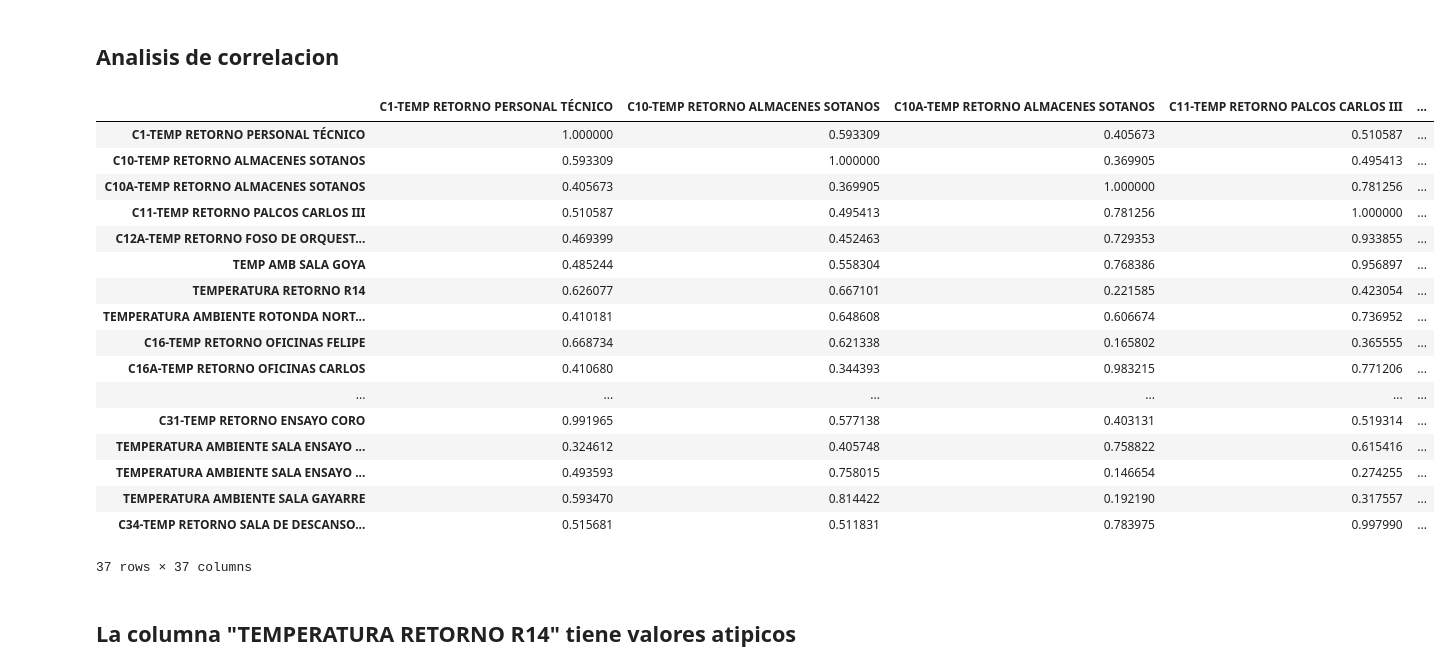
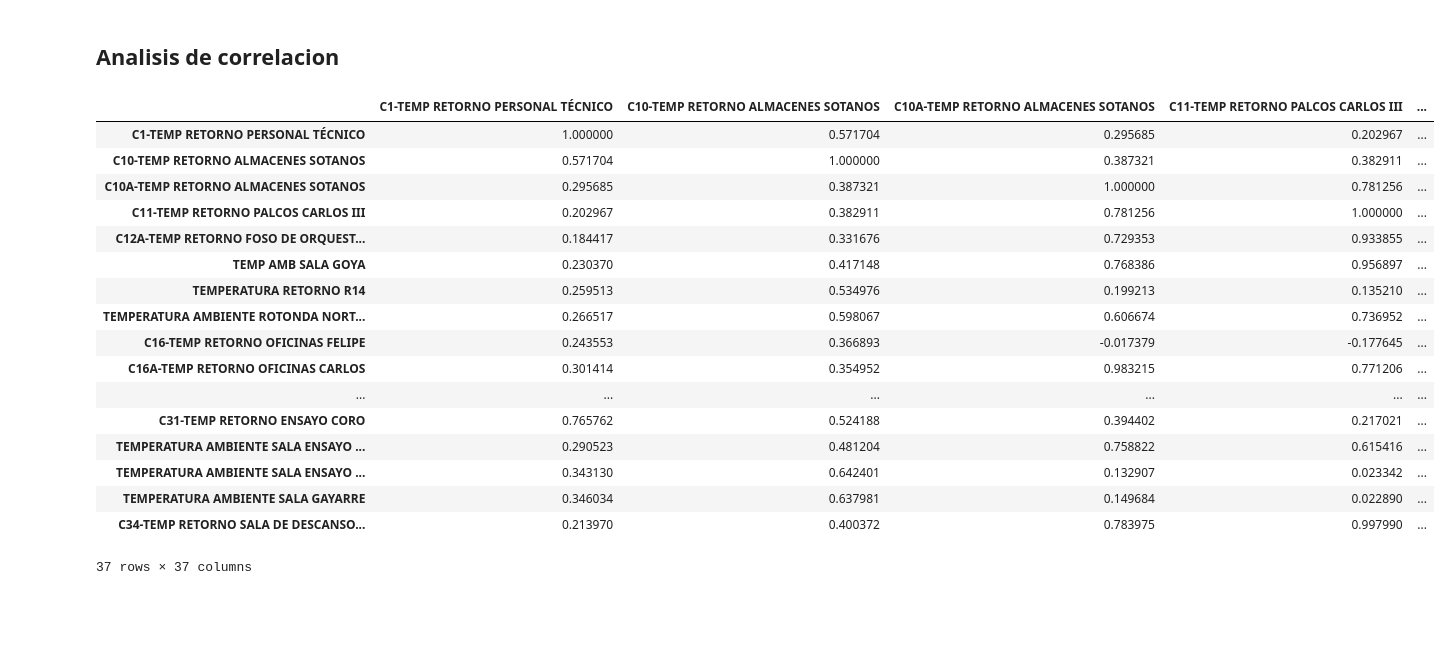
Before and after one commit to douglasag17/ML-SmartBuildings, a Jupyter notebook: PreparacionDeLosDatos/tem.ipynb, the cells around one changed output. Saved outputs shown, nothing was run; the diff lists cells and outputs as text; code cells hidden in the pictures; blank space fills up the shorter version.

```diff
--- a/PreparacionDeLosDatos/tem.ipynb
+++ b/PreparacionDeLosDatos/tem.ipynb
@@ -166,10 +179,7 @@ for i in range(37):
         if (dataLimpioArr[j][i+1] > extremoDer):
             dataLimpioArr[j][i+1] = cuartilesArr[1][i]
 
-dataSinAtipicos = pd.DataFrame(dataLimpioArr)
-data2 = dataLimpio
-data2 = dataSinAtipicos.values
-data2
-
-#iterar sobre las columnas del df e ir reemplazando los values
+namesCol = dataLimpio.columns.values
+dataSinAtipicos = pd.DataFrame.from_records(dataLimpioArr, columns = namesCol)
+dataSinAtipicos.describe()
 # %% [output]
@@ -194,25 +196,23 @@ data2
 # %% [markdown]
 ## Analisis de correlacion
 # %%
-dataLimpio.corr(method = "pearson")
+dataSinAtipicos.corr(method = "pearson")
 # %% [output]
 |  | C1-TEMP RETORNO PERSONAL TÉCNICO | C10-TEMP RETORNO ALMACENES SOTANOS | C10A-TEMP RETORNO ALMACENES SOTANOS | C11-TEMP RETORNO PALCOS CARLOS III | ... |
-| C1-TEMP RETORNO PERSONAL TÉCNICO | 1.000000 | 0.593309 | 0.405673 | 0.510587 | ... |
-| C10-TEMP RETORNO ALMACENES SOTANOS | 0.593309 | 1.000000 | 0.369905 | 0.495413 | ... |
-| C10A-TEMP RETORNO ALMACENES SOTANOS | 0.405673 | 0.369905 | 1.000000 | 0.781256 | ... |
-| C11-TEMP RETORNO PALCOS CARLOS III | 0.510587 | 0.495413 | 0.781256 | 1.000000 | ... |
-| C12A-TEMP RETORNO FOSO DE ORQUEST... | 0.469399 | 0.452463 | 0.729353 | 0.933855 | ... |
-| TEMP AMB SALA GOYA | 0.485244 | 0.558304 | 0.768386 | 0.956897 | ... |
-| TEMPERATURA RETORNO R14 | 0.626077 | 0.667101 | 0.221585 | 0.423054 | ... |
-| TEMPERATURA AMBIENTE ROTONDA NORT... | 0.410181 | 0.648608 | 0.606674 | 0.736952 | ... |
-| C16-TEMP RETORNO OFICINAS FELIPE | 0.668734 | 0.621338 | 0.165802 | 0.365555 | ... |
-| C16A-TEMP RETORNO OFICINAS CARLOS | 0.410680 | 0.344393 | 0.983215 | 0.771206 | ... |
+| C1-TEMP RETORNO PERSONAL TÉCNICO | 1.000000 | 0.571704 | 0.295685 | 0.202967 | ... |
+| C10-TEMP RETORNO ALMACENES SOTANOS | 0.571704 | 1.000000 | 0.387321 | 0.382911 | ... |
+| C10A-TEMP RETORNO ALMACENES SOTANOS | 0.295685 | 0.387321 | 1.000000 | 0.781256 | ... |
+| C11-TEMP RETORNO PALCOS CARLOS III | 0.202967 | 0.382911 | 0.781256 | 1.000000 | ... |
+| C12A-TEMP RETORNO FOSO DE ORQUEST... | 0.184417 | 0.331676 | 0.729353 | 0.933855 | ... |
+| TEMP AMB SALA GOYA | 0.230370 | 0.417148 | 0.768386 | 0.956897 | ... |
+| TEMPERATURA RETORNO R14 | 0.259513 | 0.534976 | 0.199213 | 0.135210 | ... |
+| TEMPERATURA AMBIENTE ROTONDA NORT... | 0.266517 | 0.598067 | 0.606674 | 0.736952 | ... |
+| C16-TEMP RETORNO OFICINAS FELIPE | 0.243553 | 0.366893 | -0.017379 | -0.177645 | ... |
+| C16A-TEMP RETORNO OFICINAS CARLOS | 0.301414 | 0.354952 | 0.983215 | 0.771206 | ... |
 | ... | ... | ... | ... | ... | ... |
-| C31-TEMP RETORNO ENSAYO CORO | 0.991965 | 0.577138 | 0.403131 | 0.519314 | ... |
-| TEMPERATURA AMBIENTE SALA ENSAYO ... | 0.324612 | 0.405748 | 0.758822 | 0.615416 | ... |
-| TEMPERATURA AMBIENTE SALA ENSAYO ... | 0.493593 | 0.758015 | 0.146654 | 0.274255 | ... |
-| TEMPERATURA AMBIENTE SALA GAYARRE | 0.593470 | 0.814422 | 0.192190 | 0.317557 | ... |
-| C34-TEMP RETORNO SALA DE DESCANSO... | 0.515681 | 0.511831 | 0.783975 | 0.997990 | ... |
+| C31-TEMP RETORNO ENSAYO CORO | 0.765762 | 0.524188 | 0.394402 | 0.217021 | ... |
+| TEMPERATURA AMBIENTE SALA ENSAYO ... | 0.290523 | 0.481204 | 0.758822 | 0.615416 | ... |
+| TEMPERATURA AMBIENTE SALA ENSAYO ... | 0.343130 | 0.642401 | 0.132907 | 0.023342 | ... |
+| TEMPERATURA AMBIENTE SALA GAYARRE | 0.346034 | 0.637981 | 0.149684 | 0.022890 | ... |
+| C34-TEMP RETORNO SALA DE DESCANSO... | 0.213970 | 0.400372 | 0.783975 | 0.997990 | ... |
 37 rows × 37 columns
-# %% [markdown]
-## La columna "TEMPERATURA RETORNO R14" tiene valores atipicos
```
Also changed, not shown: parts of 15 cells of this notebook.
